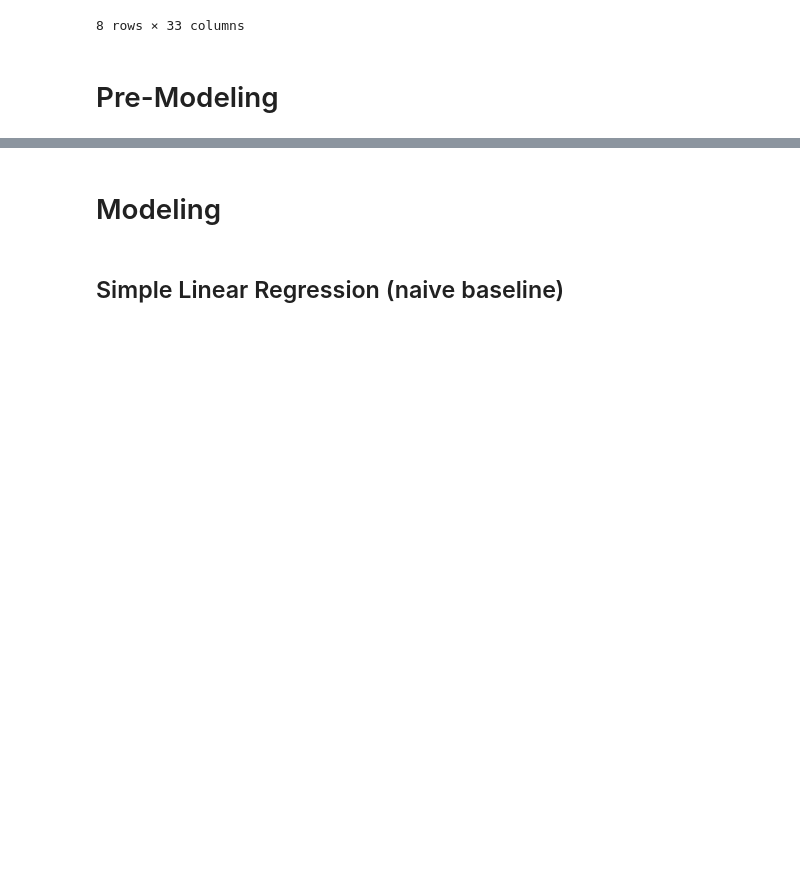
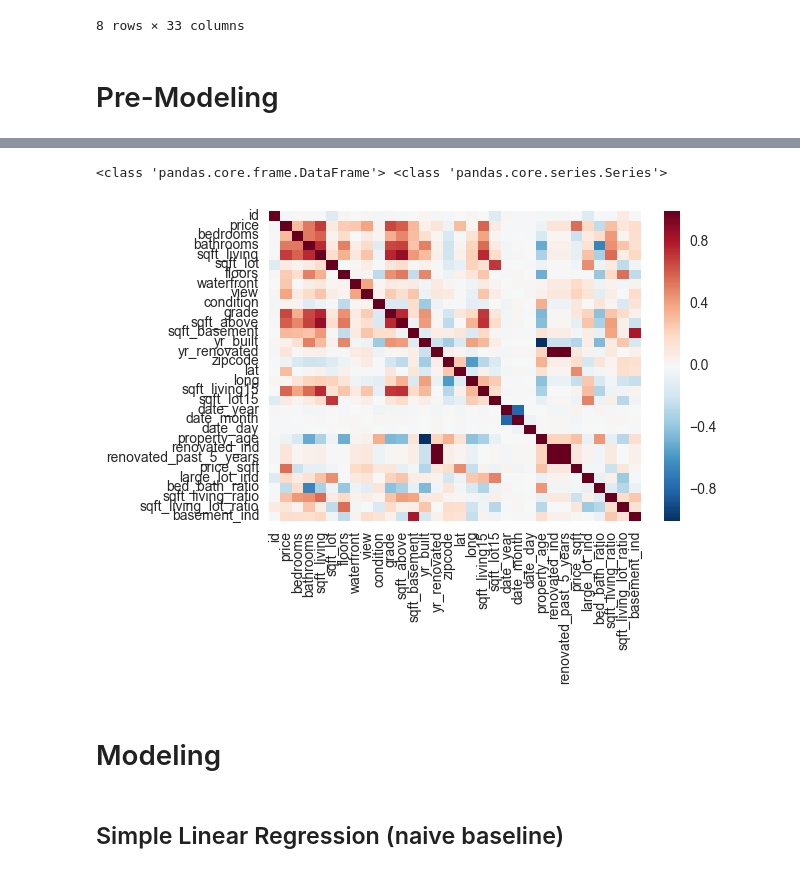
Before and after one commit to dpmurraygt/RegressionSVM, a Jupyter notebook: Mini_project_1_v01.ipynb, the cells around one changed output, grey strips where cells are left out. Saved outputs shown, nothing was run; the diff lists cells and outputs as text; code cells hidden in the pictures; blank space fills up the shorter version.

```diff
--- a/Mini_project_1_v01.ipynb
+++ b/Mini_project_1_v01.ipynb
@@ -128,3 +123,13 @@ x_train, x_test, y_train, y_test = cross_validation.train_test_split(x, y, test_
+# %%
+print (type(x_train), type(y_train))
+# %% [output]
+<class 'pandas.core.frame.DataFrame'> <class 'pandas.core.series.Series'>
+# %%
+# correlations just for reference:
+correlations = HousePrices.corr()
+ax = sns.heatmap(correlations, xticklabels = correlations.columns.values, yticklabels = correlations.columns.values)
+# %% [output]
+[figure, added]
 # %% [markdown]
 # Modeling
 # %% [markdown]
```
Also changed, not shown: parts of 26 cells of this notebook.
